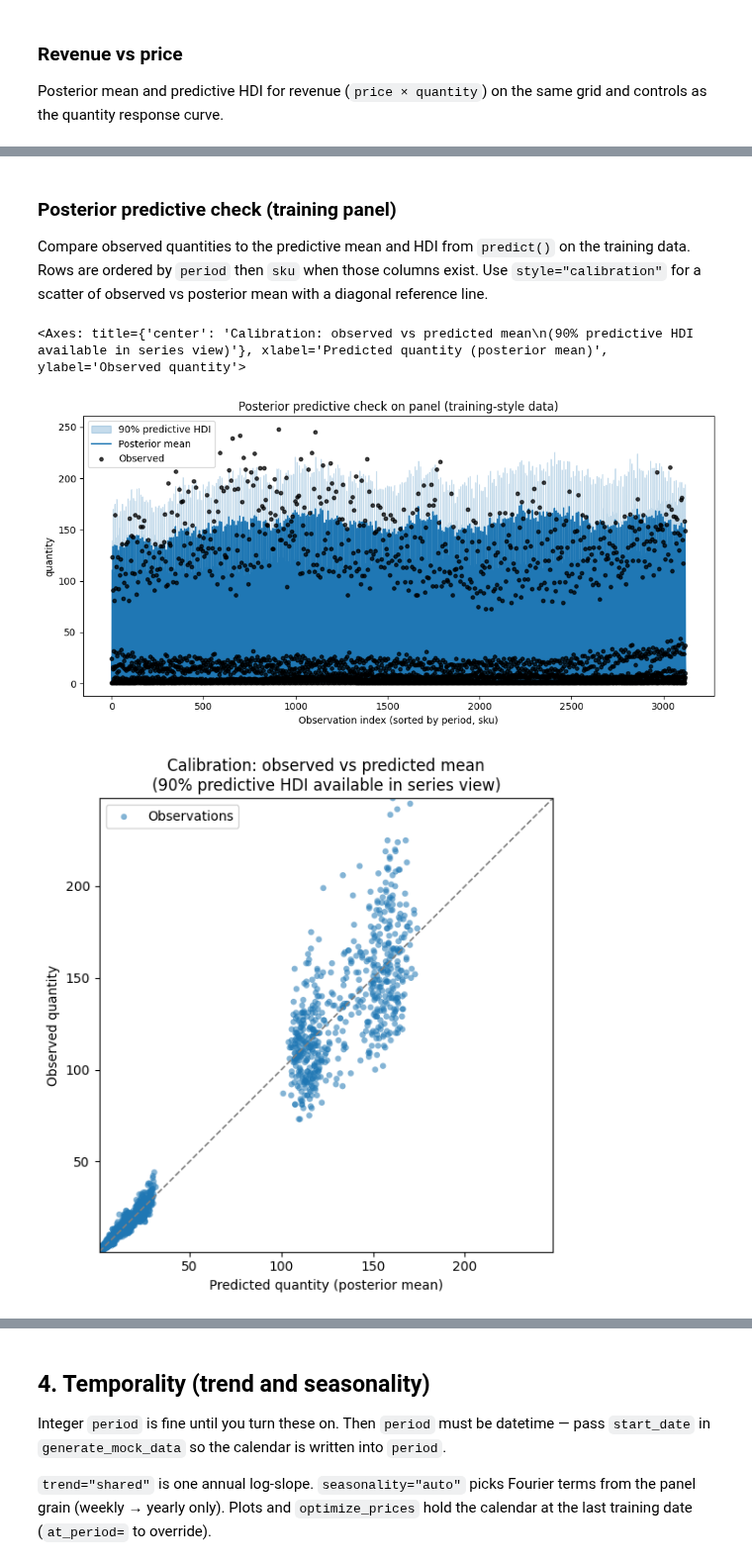
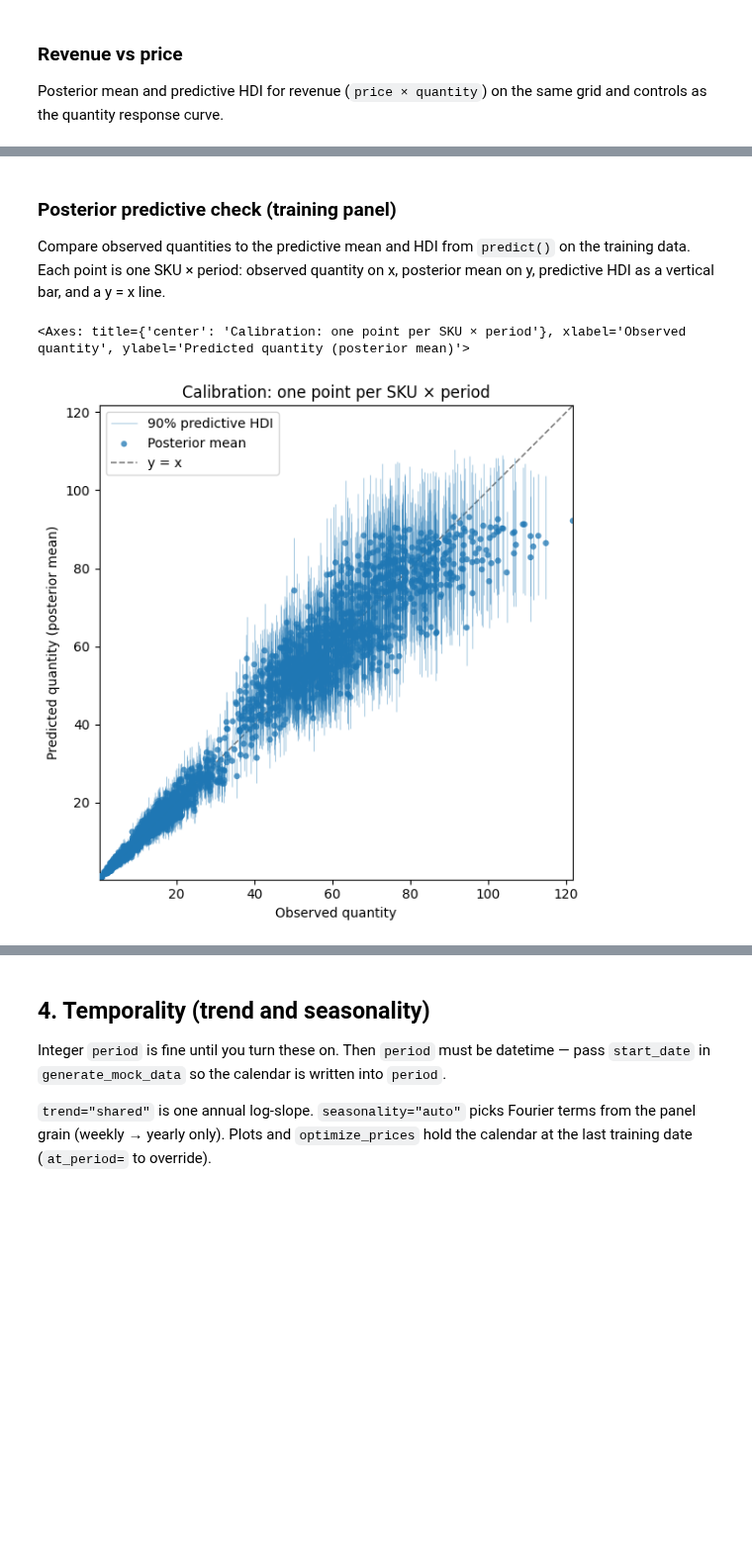
Before and after one commit to arthurmello/pypricing, a Jupyter notebook: docs/source/notebooks/quickstart.ipynb, the cells around one changed output, grey strips where cells are left out. Shown at 99% size. Drawn from its saved outputs; the diff is of its cells as text; code cells hidden in the pictures; blank space fills up the shorter version.

Commit message:
remove style parameter from plot_posterior_predictive_calibration, keep only "calibration" view

```diff
--- a/docs/source/notebooks/quickstart.ipynb
+++ b/docs/source/notebooks/quickstart.ipynb
@@ -188,18 +188,14 @@ model_cfg.plot_revenue_vs_price(
 # %% [markdown]
 ### Posterior predictive check (training panel)
 
-Compare observed quantities to the predictive mean and HDI from `predict()` on the training data. Rows are ordered by `period` then `sku` when those columns exist. Use `style="calibration"` for a scatter of observed vs posterior mean with a diagonal reference line.
+Compare observed quantities to the predictive mean and HDI from `predict()` on the training data. Each point is one SKU × period: observed quantity on x, posterior mean on y, predictive HDI as a vertical bar, and a y = x line.
 # %%
 model_cfg.plot_posterior_predictive_calibration(
-    hdi_prob=0.9, style="series", random_seed=0
+    hdi_prob=0.9, random_seed=0
 )
-model_cfg.plot_posterior_predictive_calibration(
-    hdi_prob=0.9, style="calibration", random_seed=0
-)
 # %% [output]
-<Axes: title={'center': 'Calibration: observed vs predicted mean\n(90% predictive HDI available in series view)'}, xlabel='Predicted quantity (posterior mean)', ylabel='Observed quantity'>
+<Axes: title={'center': 'Calibration: one point per SKU × period'}, xlabel='Observed quantity', ylabel='Predicted quantity (posterior mean)'>
-[figure, old version]
+[figure, new version]
-[figure, removed]
 # %%
 graph = model_cfg.graphviz()
 graph
```
Also changed, not shown: parts of 11 cells of this notebook, 3 other files.
